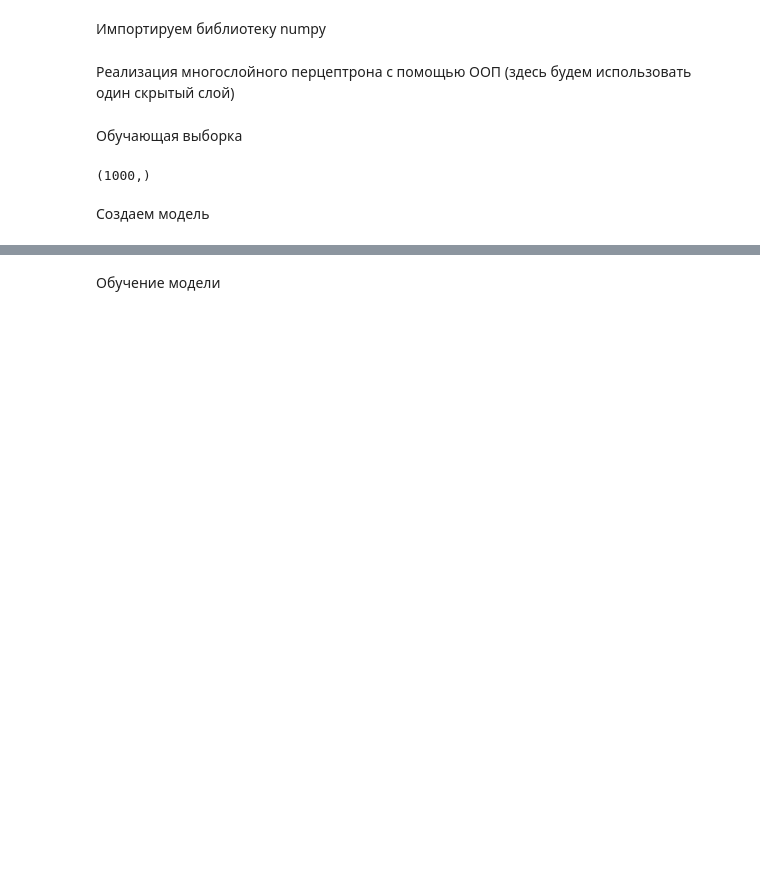
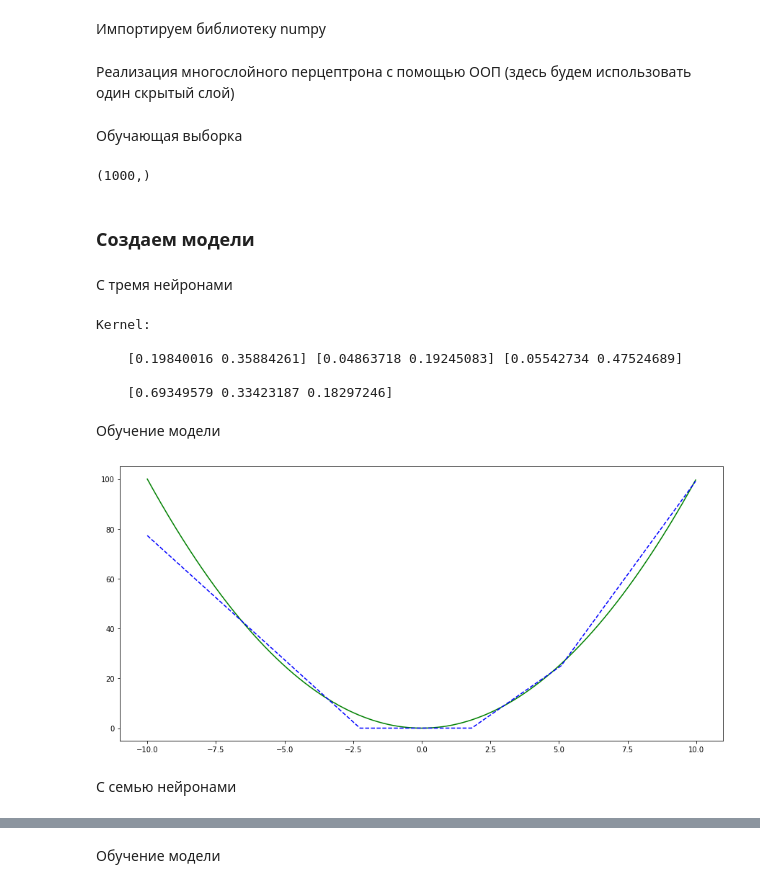
Before and after one commit to jambinoid/perceptron, a Jupyter notebook: task.ipynb, the cells around one changed output, grey strips where cells are left out. Cells and saved outputs as stored; diff of their text form; code cells hidden in the pictures; blank space fills up the shorter version.

```diff
--- a/task.ipynb
+++ b/task.ipynb
@@ -198,5 +198,33 @@ training_values = np.square(training_data)
 print(training_data.shape)
 # %% [output]
 (1000,)
-# %% [markdown]
-Создаем модель
+# %% [markdown]
+### Создаем модели
+# %% [markdown]
+С тремя нейронами
+# %%
+model = MultiPerceptron(n_entries=1, n_neurons=3)
+# %% [output]
+Kernel:
+
+    [0.19840016 0.35884261] [0.04863718 0.19245083] [0.05542734 0.47524689]
+
+    [0.69349579 0.33423187 0.18297246]
+# %% [markdown]
+Обучение модели
+# %%
+fig = plt.figure(figsize=(15, 7))
+ax = fig.add_subplot(111)
+for i in range(1000):
+    model.fit(training_data, training_values, learning_rate=1e-5, print_info=False)
+
+true_values = np.square(training_data)
+pred_values = model.predict(training_data)
+
+ax.plot(training_data, true_values, c='green')
+ax.plot(training_data, pred_values, c='blue', linestyle='--')
+fig.show()
+# %% [output]
+[figure, added]
+# %% [markdown]
+С семью нейронами
```
Also changed, not shown: parts of 6 cells of this notebook.
